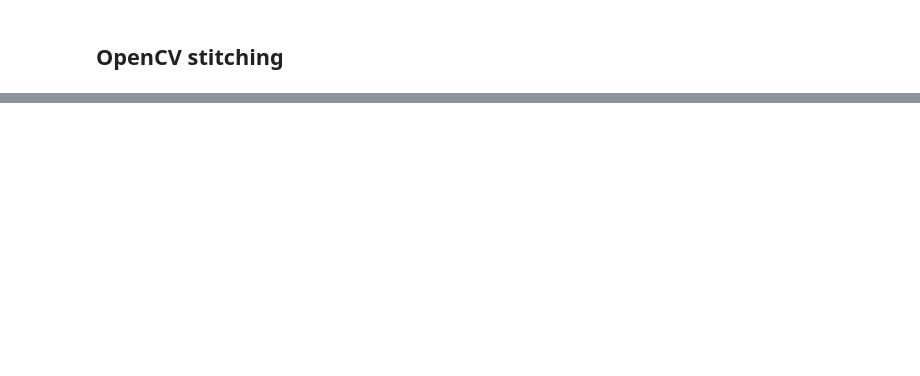
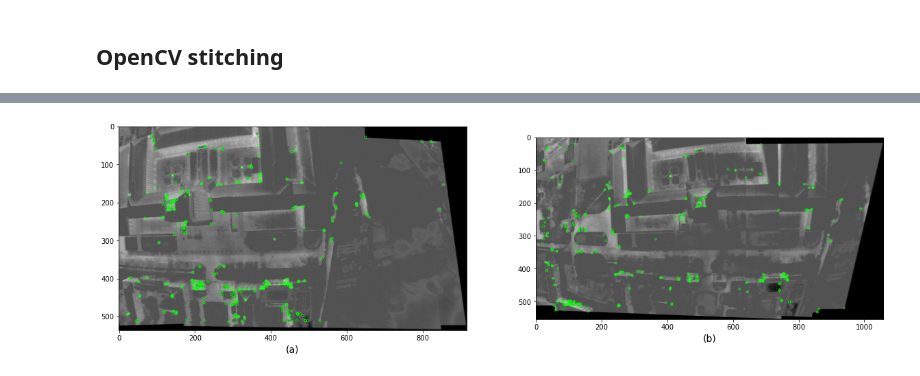
Before and after one commit to luke-scot/s4-thermal, a Jupyter notebook: drone-thermal-stitch.ipynb, the cells around one changed output, grey strips where cells are left out. Saved outputs shown, nothing was run; the diff lists cells and outputs as text; code cells hidden in the pictures; blank space fills up the shorter version.

```diff
--- a/drone-thermal-stitch.ipynb
+++ b/drone-thermal-stitch.ipynb
@@ -110,0 +104,11 @@ cv.imshow("Display",img)
+# %%
+%pip install imutils
+import cv2
+import numpy as np
+import matplotlib.pyplot as plt
+import imageio
+import imutils
+cv2.ocl.setUseOpenCL(False)
+# select the image id (valid values 1,2,3, or 4)
+feature_extractor = 'orb' # one of 'sift', 'surf', 'brisk', 'orb'
+feature_matching = 'bf'
@@ -110,0 +140,36 @@ cv.imshow("Display",img)
+# %%
+def detectAndDescribe(image, method=None):
+    """
+    Compute key points and feature descriptors using an specific method
+    """
+
+    assert method is not None, "You need to define a feature detection method. Values are: 'sift', 'surf'"
+
+    # detect and extract features from the image
+    if method == 'sift':
+        descriptor = cv2.xfeatures2d.SIFT_create()
+    elif method == 'surf':
+        descriptor = cv2.xfeatures2d.SURF_create()
+    elif method == 'brisk':
+        descriptor = cv2.BRISK_create()
+    elif method == 'orb':
+        descriptor = cv2.ORB_create()
+
+    # get keypoints and descriptors
+    (kps, features) = descriptor.detectAndCompute(image, None)
+
+    return (kps, features)
+# %%
+kpsA, featuresA = detectAndDescribe(trainImg_gray, method=feature_extractor)
+kpsB, featuresB = detectAndDescribe(queryImg_gray, method=feature_extractor)
+# %%
+# display the keypoints and features detected on both images
+fig, (ax1,ax2) = plt.subplots(nrows=1, ncols=2, figsize=(20,8), constrained_layout=False)
+ax1.imshow(cv2.drawKeypoints(trainImg_gray,kpsA,None,color=(0,255,0)))
+ax1.set_xlabel("(a)", fontsize=14)
+ax2.imshow(cv2.drawKeypoints(queryImg_gray,kpsB,None,color=(0,255,0)))
+ax2.set_xlabel("(b)", fontsize=14)
+
+plt.show()
+# %% [output]
+[figure, added]
```
Also changed, not shown: parts of 19 cells of this notebook, 3 other files.
